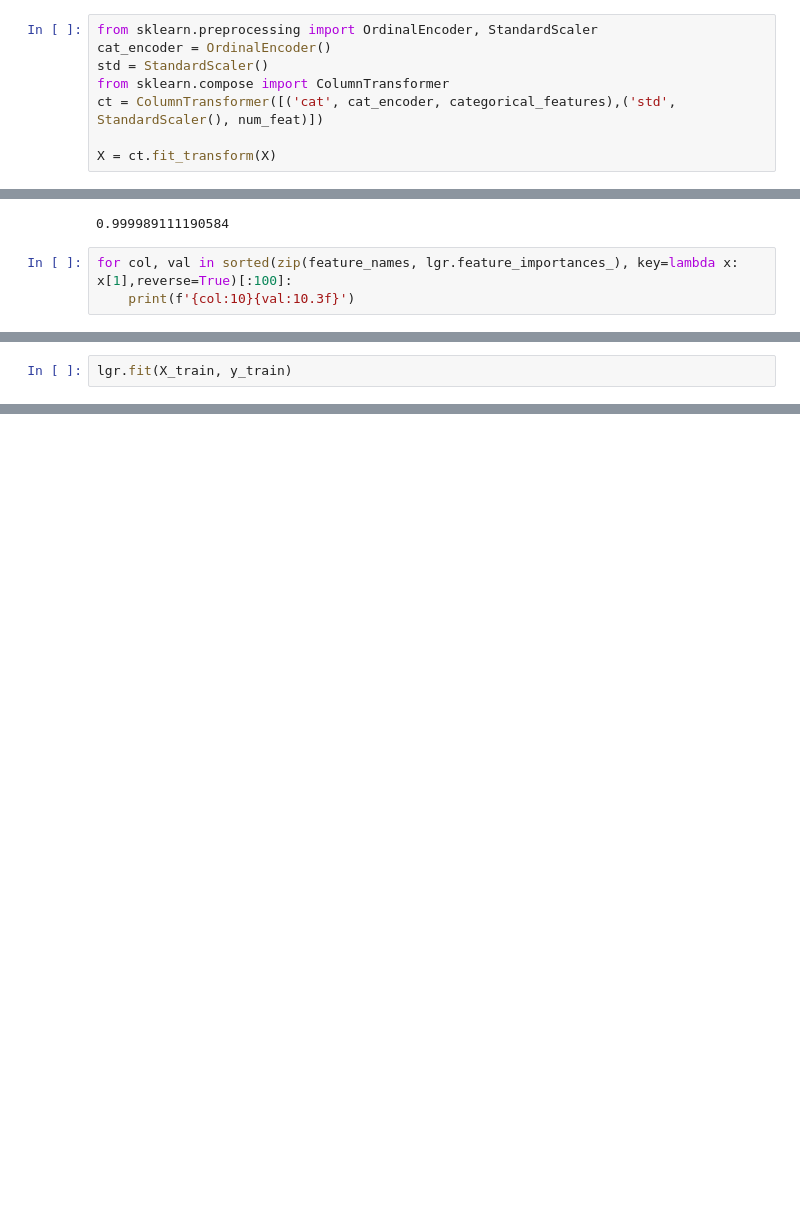
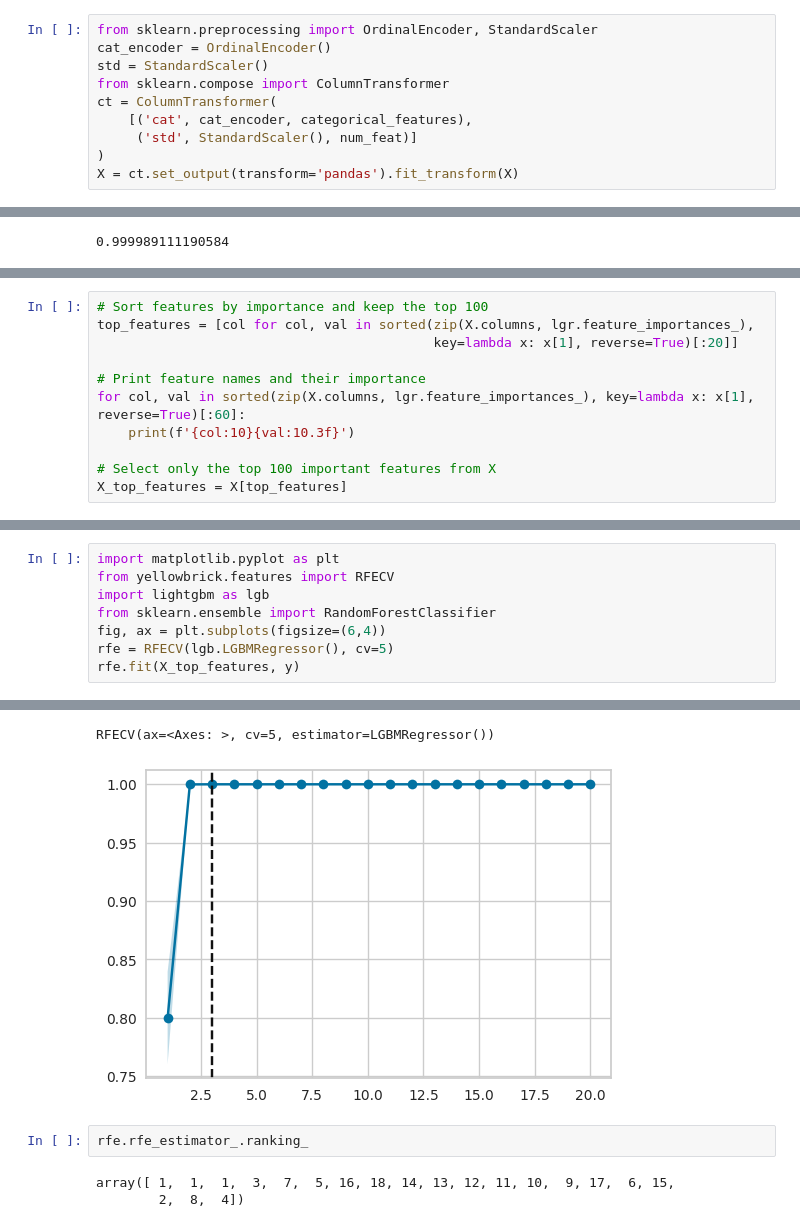
Before and after one commit to wilcockhue/Game-Variants, a Jupyter notebook: notebook520c97851c.ipynb, the cells around one changed output, grey strips where cells are left out. Cells and saved outputs as stored; diff of their text form; blank space fills up the shorter version.

```diff
--- a/notebook520c97851c.ipynb
+++ b/notebook520c97851c.ipynb
@@ -172,9 +172,11 @@ from sklearn.preprocessing import OrdinalEncoder, StandardScaler
 cat_encoder = OrdinalEncoder()
 std = StandardScaler()
 from sklearn.compose import ColumnTransformer
-ct = ColumnTransformer([('cat', cat_encoder, categorical_features),('std', StandardScaler(), num_feat)])
-
-X = ct.fit_transform(X)
+ct = ColumnTransformer(
+    [('cat', cat_encoder, categorical_features),
+     ('std', StandardScaler(), num_feat)]
+)
+X = ct.set_output(transform='pandas').fit_transform(X)
 # %%
 from sklearn.model_selection import train_test_split
 X_train, X_test, y_train, y_test = train_test_split(X, y, test_size=0.2, random_state=42)
@@ -244,6 +246,3 @@ LGBMRegressor(random_state=42)
 lgr.score(X_test, y_test)
 # %% [output]
 0.999989111190584
-# %%
-for col, val in sorted(zip(feature_names, lgr.feature_importances_), key=lambda x: x[1],reverse=True)[:100]:
-    print(f'{col:10}{val:10.3f}')
@@ -275,2 +248,0 @@ X_test = selector.transform(X_test)
-# %%
-lgr.fit(X_train, y_train)
@@ -287,0 +249,11 @@ lgr.score(X_test, y_test)
+# %%
+# Sort features by importance and keep the top 100
+top_features = [col for col, val in sorted(zip(X.columns, lgr.feature_importances_),
+                                           key=lambda x: x[1], reverse=True)[:20]]
+
+# Print feature names and their importance
+for col, val in sorted(zip(X.columns, lgr.feature_importances_), key=lambda x: x[1], reverse=True)[:60]:
+    print(f'{col:10}{val:10.3f}')
+
+# Select only the top 100 important features from X
+X_top_features = X[top_features]
@@ -287,0 +278,9 @@ lgr.score(X_test, y_test)
+# %%
+import matplotlib.pyplot as plt
+from yellowbrick.features import RFECV
+import lightgbm as lgb
+from sklearn.ensemble import RandomForestClassifier
+fig, ax = plt.subplots(figsize=(6,4))
+rfe = RFECV(lgb.LGBMRegressor(), cv=5)
+rfe.fit(X_top_features, y)
+# %% [output]
@@ -287,0 +304,7 @@ lgr.score(X_test, y_test)
+RFECV(ax=<Axes: >, cv=5, estimator=LGBMRegressor())
+[figure, added]
+# %%
+rfe.rfe_estimator_.ranking_
+# %% [output]
+array([ 1,  1,  1,  3,  7,  5, 16, 18, 14, 13, 12, 11, 10,  9, 17,  6, 15,
+        2,  8,  4])
```
Also changed, not shown: parts of 14 cells of this notebook.
